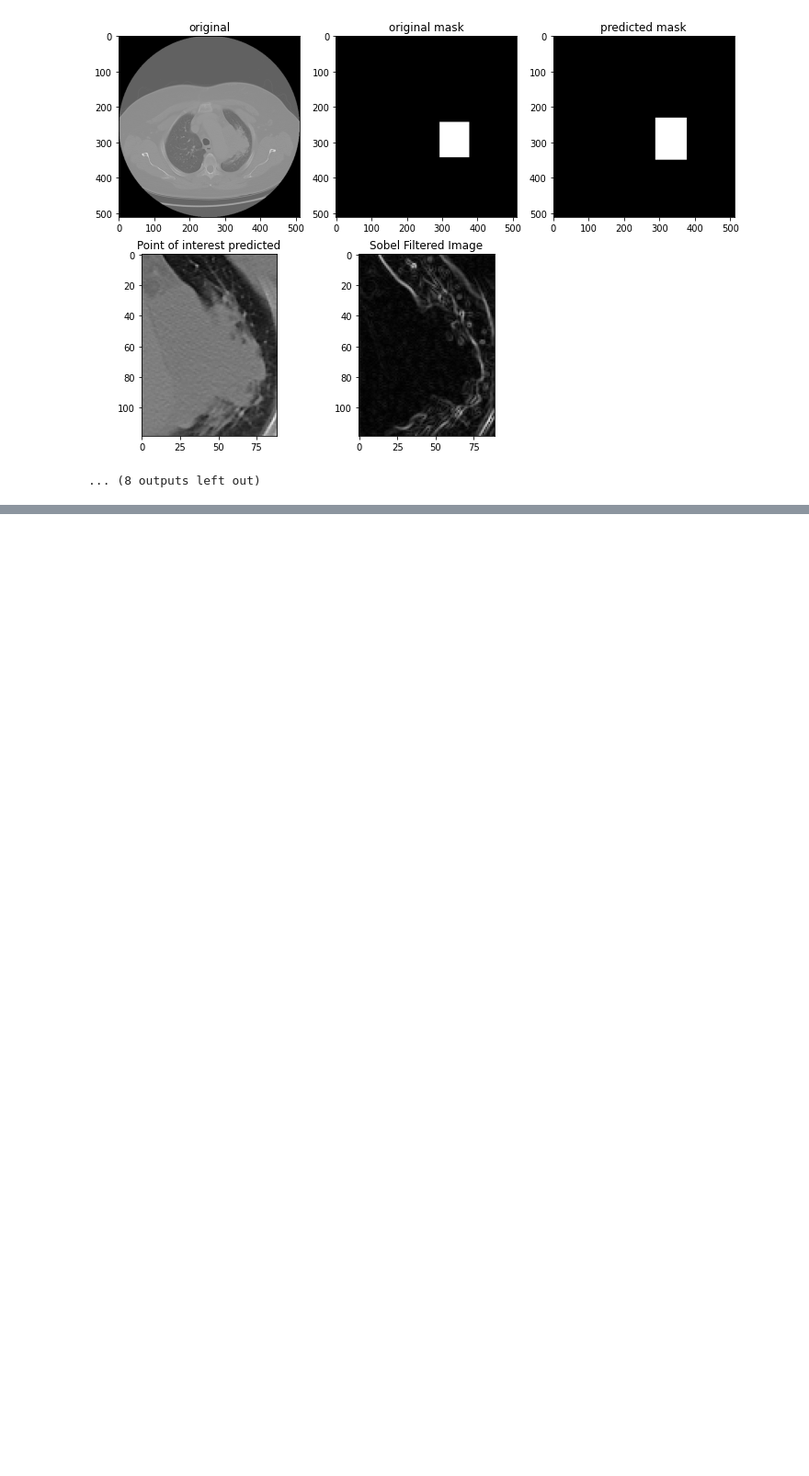
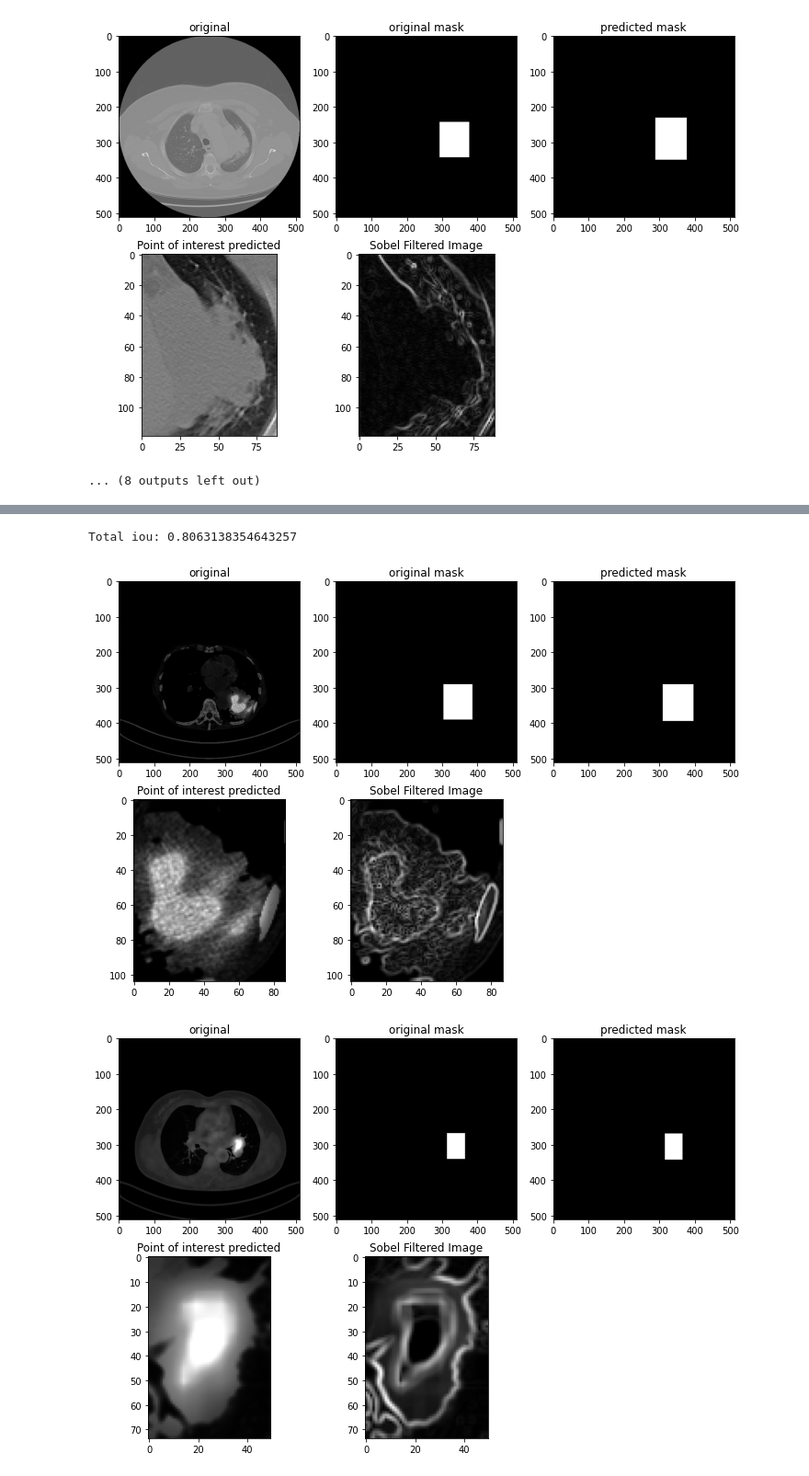
Before and after one commit to dimalimalimon/TFM, a Jupyter notebook: train_test_split/train_test_split.ipynb, the cells around one changed output, grey strips where cells are left out. Shown at 92% size. Cells and saved outputs as stored; diff of their text form; code cells hidden in the pictures; blank space fills up the shorter version.

```diff
--- a/train_test_split/train_test_split.ipynb
+++ b/train_test_split/train_test_split.ipynb
@@ -415,0 +470,60 @@ print(y_all.shape)
+# %%
+import torchvision.ops.boxes as bops
+total_error=0
+d=1
+for i,data in enumerate(E_loader):
+    #print(data[1].shape)
+    for j in range(data[1].shape[0]):
+        #print(data[0][j].shape)
+        inputs=torch.permute(data[0][j],(2,0,1))
+        inputs=inputs.float()
+        outputs = model(inputs).detach().numpy()[0]
+        outputs=outputs.astype(int)
+        #print(data[1][j])
+        error=bb_intersection_over_union(data[1][j].detach().numpy(),outputs)
+        #print(i,data[1][j],outputs,error)
+        total_error+=error
+        d+=1
+total_error=total_error/d
+print("Total iou:",total_error)
+# %% [output]
+Total iou: 0.8063138354643257
+# %%
+#visualize predictions
+for i,data in enumerate(E_loader):
+    if i==10:
+        break
+    else:
+        #print(data[0][0].shape,data[1][0])
+        fig, axes = plt.subplots(nrows=2, ncols=3, figsize=(12, 8))
+        axes[0][0].imshow(data[0][0], cmap='gray')
+        axes[0][0].set_title("original")
+        mask = np.zeros_like(data[0][0])
+        mask[data[1][0][1]:data[1][0][3], data[1][0][0]:data[1][0][2]] = 1
+        axes[0][1].imshow(mask, cmap='gray')
+        axes[0][1].set_title("original mask")
+        inputs=torch.permute(data[0][0],(2,0,1))
+        inputs=inputs.float()
+        outputs = model(inputs).detach().numpy()[0]
+        outputs=outputs.astype(int)
+        mask_pred = np.zeros_like(data[0][0])
+        mask_pred[outputs[1]:outputs[3], outputs[0]:outputs[2]] = 1
+        axes[0][2].imshow(mask_pred, cmap='gray')
+        axes[0][2].set_title("predicted mask")
+        # Create a sample image
+        image = data[0][0]
+        image=image[outputs[1]:outputs[3], outputs[0]:outputs[2]]
+        # Apply Sobel edge filter
+        sobel_x = ndimage.sobel(image, axis=0)
+        sobel_y = ndimage.sobel(image, axis=1)
+        sobel = np.hypot(sobel_x, sobel_y)
+        # Plot the original and filtered images
+        axes[1][0].imshow(image, cmap='gray')
+        axes[1][0].set_title('Point of interest predicted')
+        axes[1][1].imshow(sobel, cmap='gray')
+        axes[1][1].set_title('Sobel Filtered Image')
+        fig.delaxes(axes[-1][-1])
+        plt.show()
+# %% [output]
+[figure, added]
+[figure, added]
```
Also changed, not shown: parts of 15 cells of this notebook, 4 other files.
